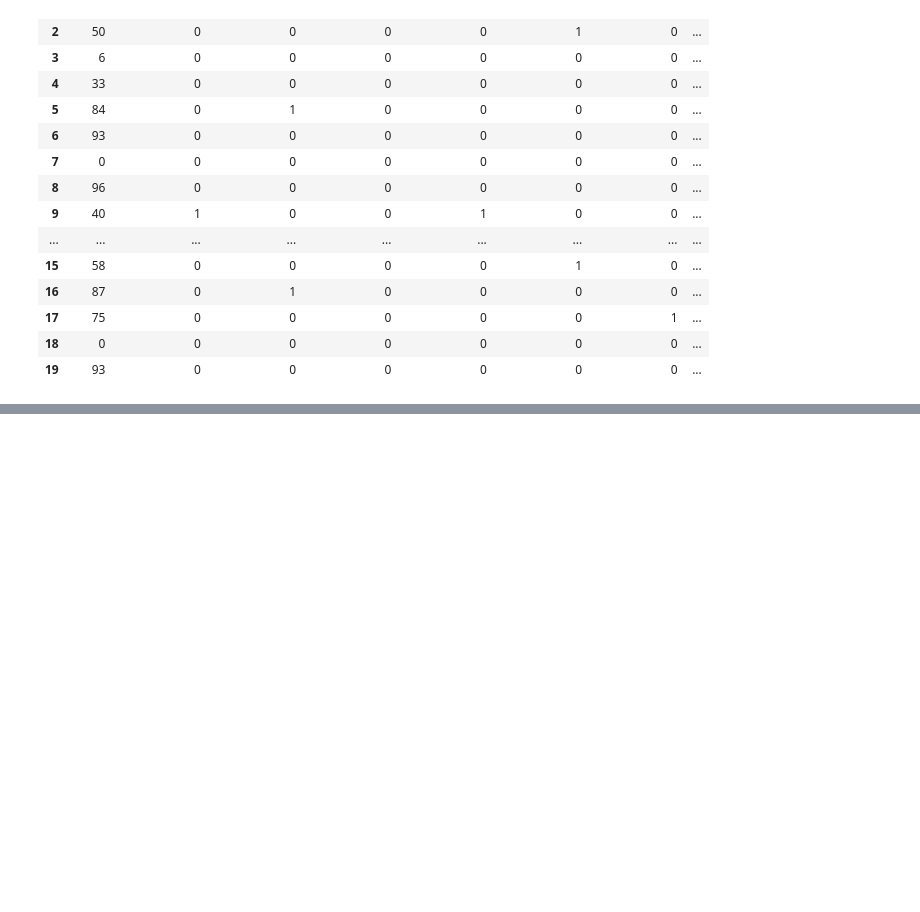
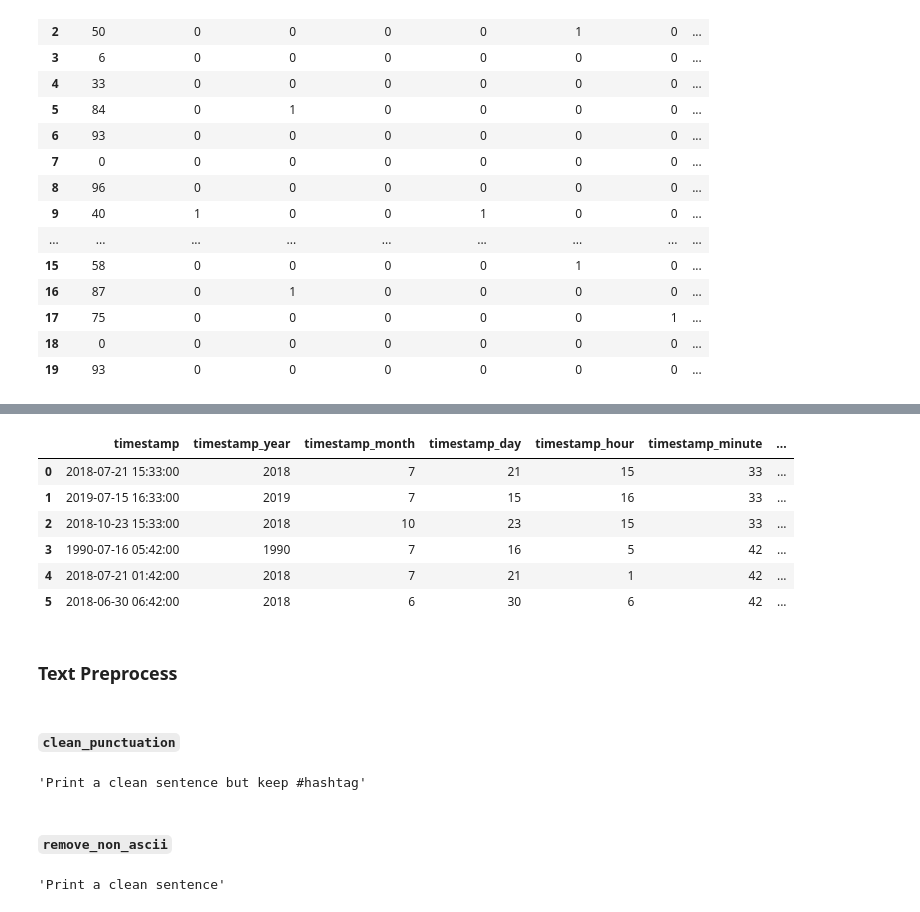
Before and after one commit to datascienceisrael/python3-dsgutils, a Jupyter notebook: examples.ipynb, the cells around one changed output, grey strips where cells are left out. Drawn from its saved outputs; the diff is of its cells as text; code cells hidden in the pictures; blank space fills up the shorter version.

Commit message:
adding examples for the new functions + a small fix to clean_punctuation() function

```diff
--- a/examples.ipynb
+++ b/examples.ipynb
@@ -811,0 +816,6 @@ data
+# %%
+times = ['2018-07-21 15:33', '2019-07-15 16:33', '2018-10-23 15:33', '1990-07-16 05:42',\
+         '2018-07-21 01:42', '2018-06-30 06:42']
+data = pd.DataFrame()
+data["timestamp"] = times
+data
@@ -811,0 +830,25 @@ data
+# %%
+dsgutils.pd.feateng.get_time_features(data, "timestamp", "%Y-%m-%d %H:%M", "timestamp_")
+data
+# %% [output]
+|  | timestamp | timestamp_year | timestamp_month | timestamp_day | timestamp_hour | timestamp_minute | ... |
+| 0 | 2018-07-21 15:33:00 | 2018 | 7 | 21 | 15 | 33 | ... |
+| 1 | 2019-07-15 16:33:00 | 2019 | 7 | 15 | 16 | 33 | ... |
+| 2 | 2018-10-23 15:33:00 | 2018 | 10 | 23 | 15 | 33 | ... |
+| 3 | 1990-07-16 05:42:00 | 1990 | 7 | 16 | 5 | 42 | ... |
+| 4 | 2018-07-21 01:42:00 | 2018 | 7 | 21 | 1 | 42 | ... |
+| 5 | 2018-06-30 06:42:00 | 2018 | 6 | 30 | 6 | 42 | ... |
+# %% [markdown]
+### Text Preprocess
+# %% [markdown]
+#### `clean_punctuation`
+# %%
+dsgutils.pd.text_preprocess.clean_punctuation('@Print a! cl$ean sente&nce but keep #hashtag', {'#'})
+# %% [output]
+'Print a clean sentence but keep #hashtag'
+# %% [markdown]
+#### `remove_non_ascii`
+# %%
+dsgutils.pd.text_preprocess.remove_non_ascii('£Print a¥ clean sente€nce€')
+# %% [output]
+'Print a clean sentence'
```
Also changed, not shown: parts of 14 cells of this notebook, 1 other file.
